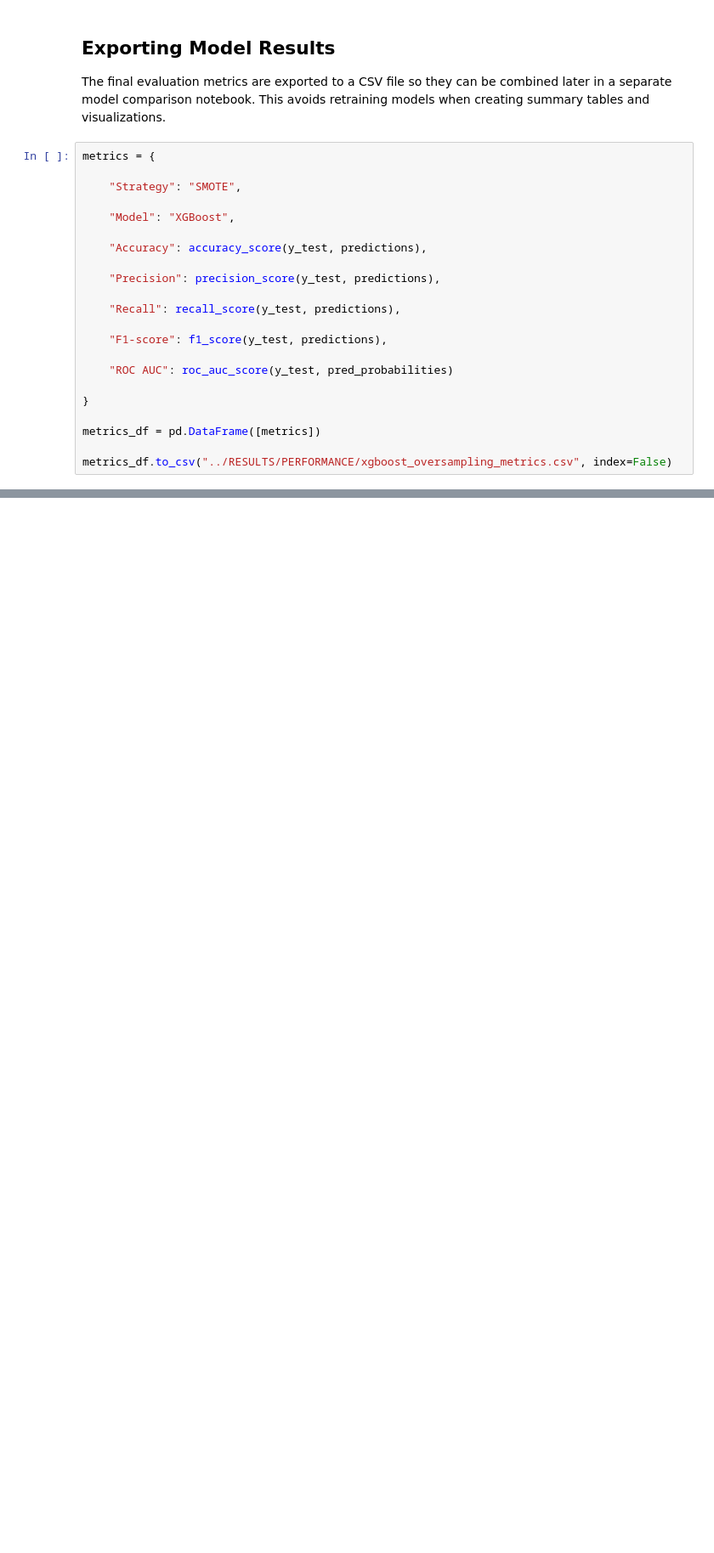
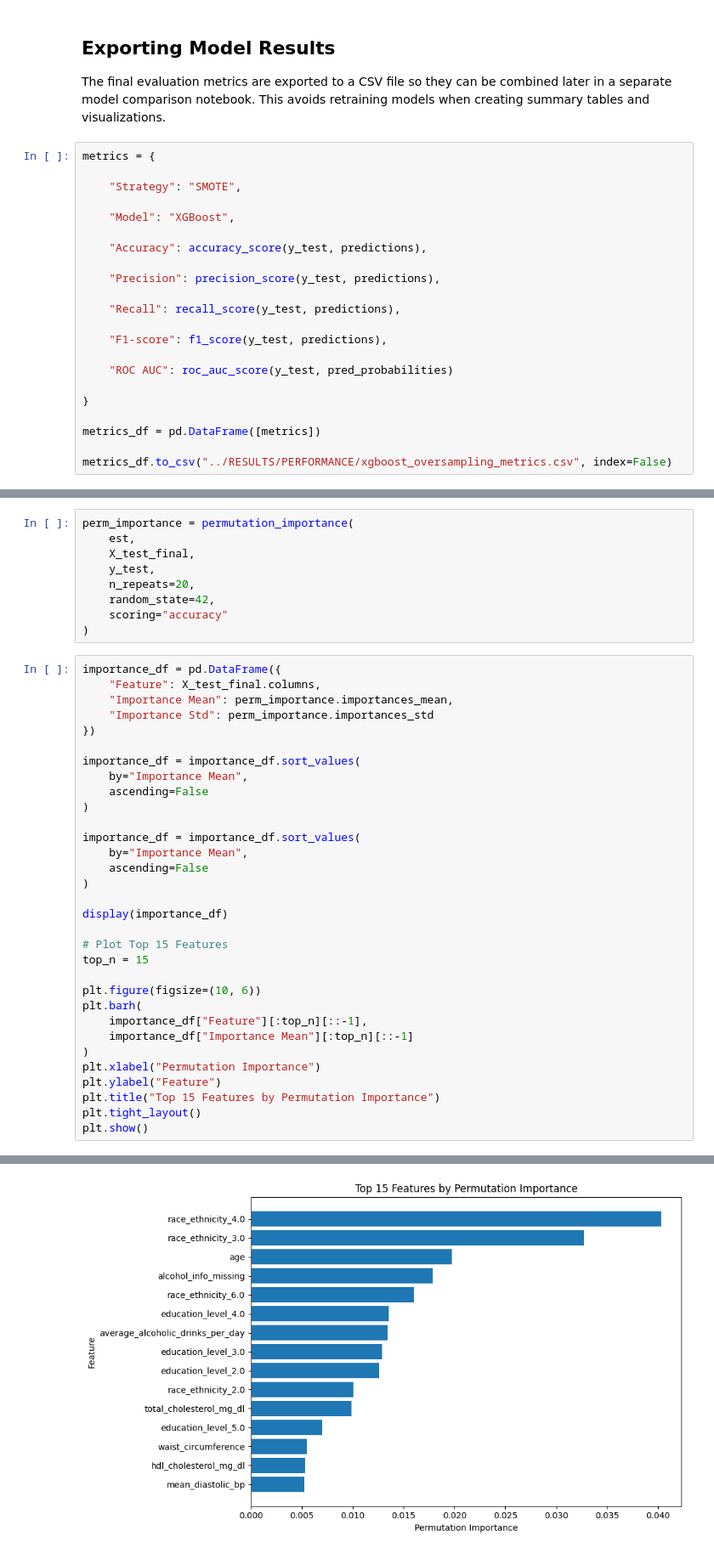
Before and after one commit to KaylanDG/Feature_Importance_DT2_Prediction, a Jupyter notebook: XGBoost/xgboost_A.ipynb, the cells around one changed output, grey strips where cells are left out. Shown at 85% size. Saved outputs shown, nothing was run; the diff lists cells and outputs as text; blank space fills up the shorter version.

```diff
--- a/XGBoost/xgboost_A.ipynb
+++ b/XGBoost/xgboost_A.ipynb
@@ -133,0 +166,42 @@ metrics_df.to_csv("../RESULTS/PERFORMANCE/xgboost_oversampling_metrics.csv", ind
+# %%
+perm_importance = permutation_importance(
+    est,
+    X_test_final,
+    y_test,
+    n_repeats=20,
+    random_state=42,
+    scoring="accuracy"
+)
+# %%
+importance_df = pd.DataFrame({
+    "Feature": X_test_final.columns,
+    "Importance Mean": perm_importance.importances_mean,
+    "Importance Std": perm_importance.importances_std
+})
+
+importance_df = importance_df.sort_values(
+    by="Importance Mean",
+    ascending=False
+)
+
+importance_df = importance_df.sort_values(
+    by="Importance Mean",
+    ascending=False
+)
+
+display(importance_df)
+
+# Plot Top 15 Features
+top_n = 15
+
+plt.figure(figsize=(10, 6))
+plt.barh(
+    importance_df["Feature"][:top_n][::-1],
+    importance_df["Importance Mean"][:top_n][::-1]
+)
+plt.xlabel("Permutation Importance")
+plt.ylabel("Feature")
+plt.title("Top 15 Features by Permutation Importance")
+plt.tight_layout()
+plt.show()
+# %% [output]
@@ -133,0 +225 @@ metrics_df.to_csv("../RESULTS/PERFORMANCE/xgboost_oversampling_metrics.csv", ind
+[figure, added]
```
Also changed, not shown: parts of 12 cells of this notebook, 1 other file.
